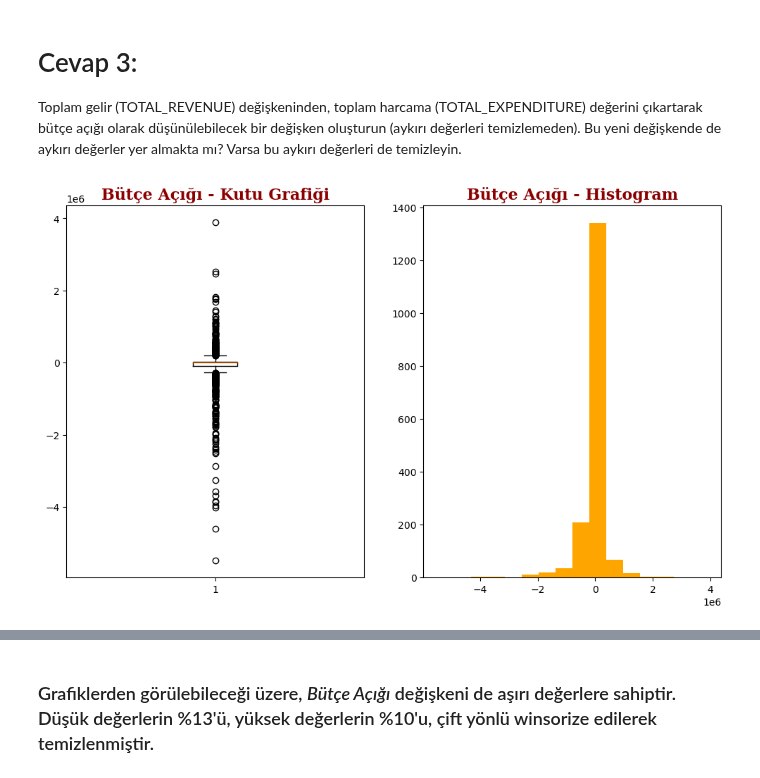
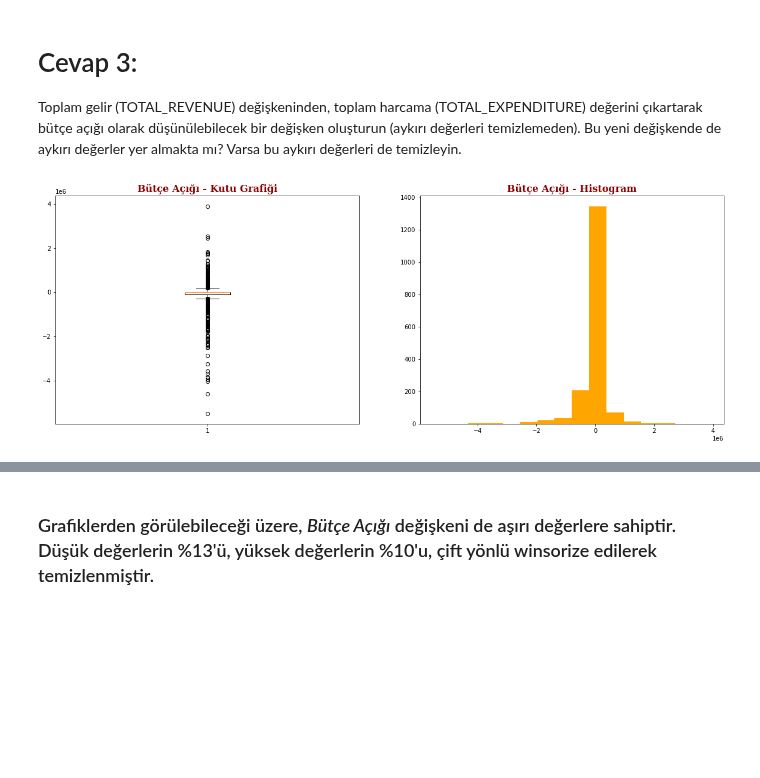
Before and after one commit to gulmert89/bootcamp_files, a Jupyter notebook: odev_VT3-asiri-degerler.ipynb, the cells around one changed output, grey strips where cells are left out. Cells and saved outputs as stored; diff of their text form; code cells hidden in the pictures; blank space fills up the shorter version.

```diff
--- a/odev_VT3-asiri-degerler.ipynb
+++ b/odev_VT3-asiri-degerler.ipynb
@@ -205,18 +207,18 @@ Toplam gelir (TOTAL_REVENUE) değişkeninden, toplam harcama (TOTAL_EXPENDITURE)
 # %%
 education["BUDGET_DEFICIT"] = education.TOTAL_REVENUE - education.TOTAL_EXPENDITURE    # CSV dosyasına, BÜTÇE_AÇIĞI sütunu eklendi.
 
-plt.figure(figsize=(12,7))
+plt.figure(figsize=(20,7))
 plt.subplot(1,2,1)
 plt.boxplot(education.BUDGET_DEFICIT, whis=None)
 plt.title("Bütçe Açığı - Kutu Grafiği", fontdict=title_font)
 
 plt.subplot(1,2,2)
 plt.hist(education.BUDGET_DEFICIT, color="orange", bins=16)
 plt.title("Bütçe Açığı - Histogram", fontdict=title_font)
 plt.show()
 ## Bu grafikler, sola çarpık değil mi?
 # %% [output]
-[figure, old version]
+[figure, new version]
 # %%
 clean_DEFICIT = winsorize(education["BUDGET_DEFICIT"], (0.13, 0.10))
 
```
Also changed, not shown: parts of 11 cells of this notebook.
